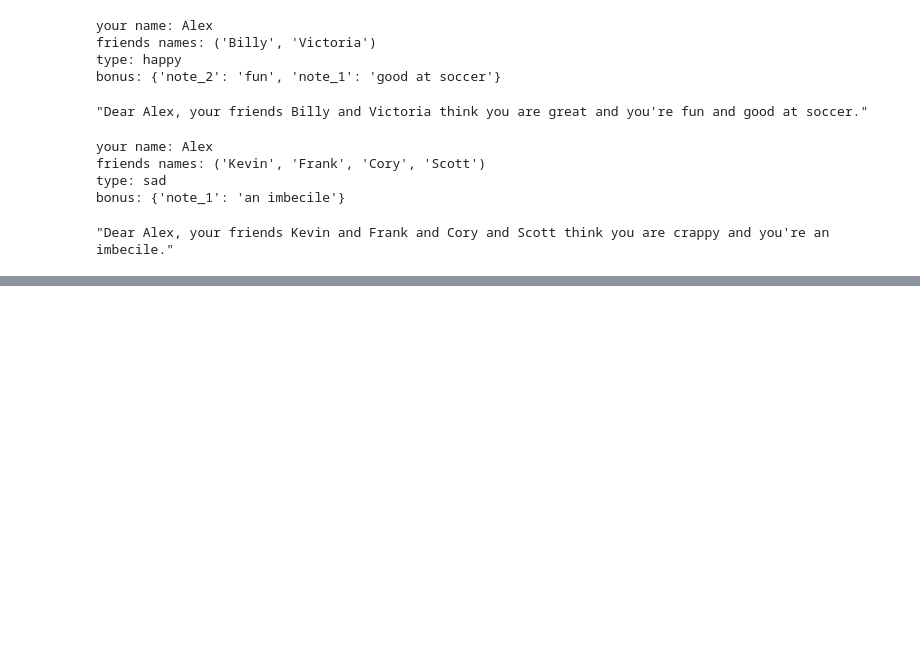
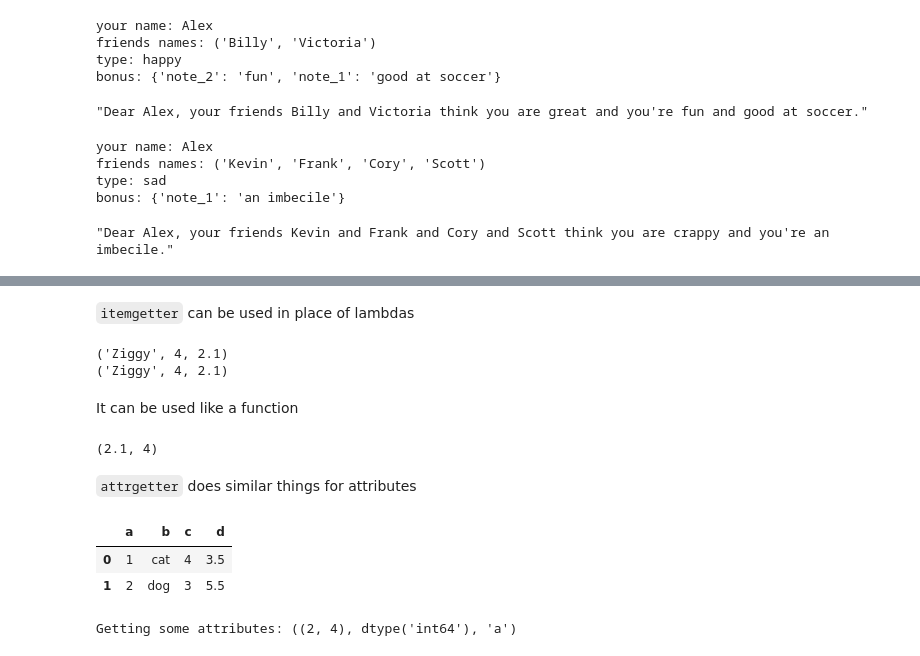
Before and after one commit to agalea91/programming-book-notes, a Jupyter notebook: fluent-python/Fluent-python.ipynb, the cells around one changed output, grey strips where cells are left out. Cells and saved outputs as stored; diff of their text form; code cells hidden in the pictures; blank space fills up the shorter version.

```diff
--- a/fluent-python/Fluent-python.ipynb
+++ b/fluent-python/Fluent-python.ipynb
@@ -1290,0 +1337,38 @@ bonus: {'note_1': 'an imbecile'}
+# %% [markdown]
+`itemgetter` can be used in place of lambdas
+# %%
+from operator import itemgetter
+silly_things = [('Ziggy', 4, 2.1),
+                ('Lotus', 2, 4.5),
+                ('Nomad', 1, 6.5)]
+
+print(sorted(silly_things, key=lambda x: x[0])[-1])
+print(sorted(silly_things, key=itemgetter(0))[-1])
+# %% [output]
+('Ziggy', 4, 2.1)
+('Ziggy', 4, 2.1)
+# %% [markdown]
+It can be used like a function
+# %%
+my_items = itemgetter(2, 1)
+my_items(silly_things[0])
+# %% [output]
+(2.1, 4)
+# %% [markdown]
+`attrgetter` does similar things for attributes
+# %%
+# Setting up example
+import pandas as pd
+df = pd.DataFrame({'a': [1, 2], 'b': ['cat', 'dog'],
+                   'c': [4, 3], 'd': [3.5, 5.5]})
+from IPython.display import display
+display(df)
+
+from operator import attrgetter
+info = attrgetter('shape', 'a.dtype', 'a.name')
+print('Getting some attributes:', info(df))
+# %% [output]
+|  | a | b | c | d |
+| 0 | 1 | cat | 4 | 3.5 |
+| 1 | 2 | dog | 3 | 5.5 |
+Getting some attributes: ((2, 4), dtype('int64'), 'a')
```
Also changed, not shown: parts of 19 cells of this notebook.
